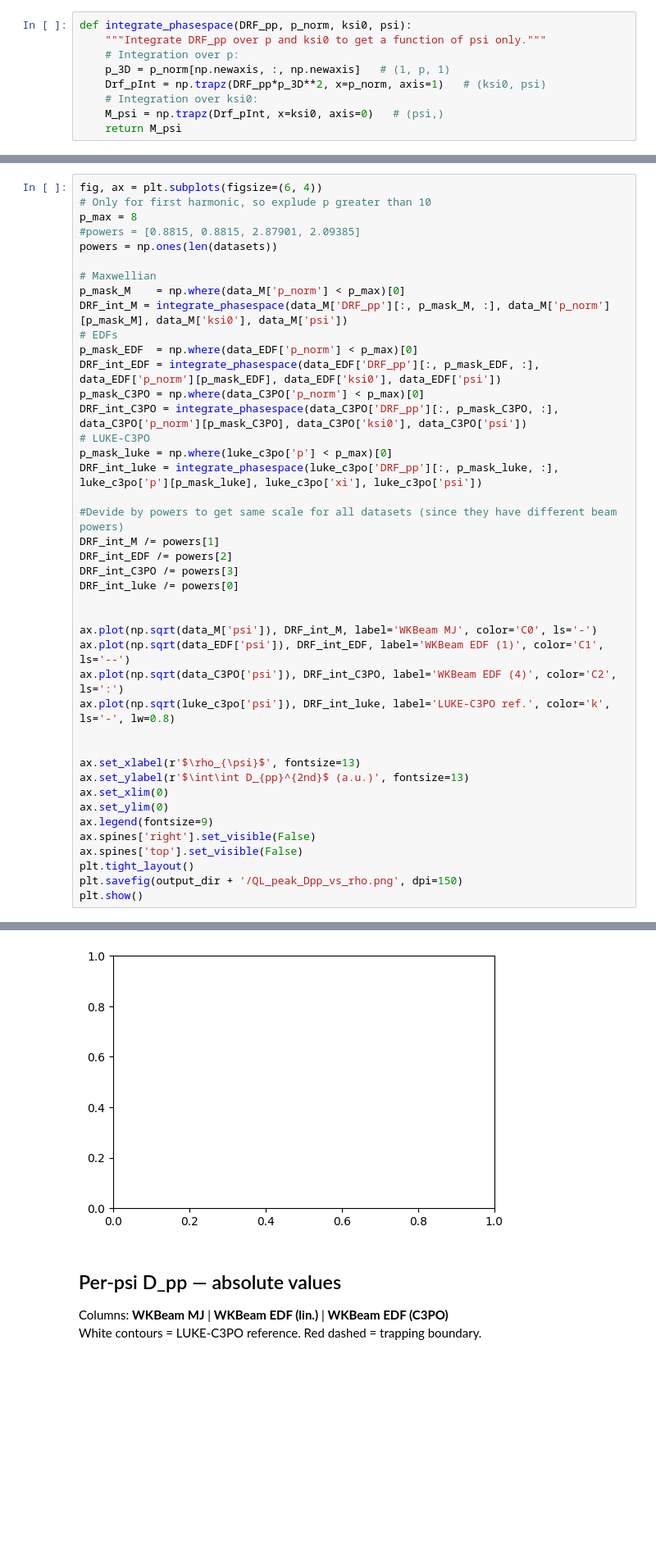
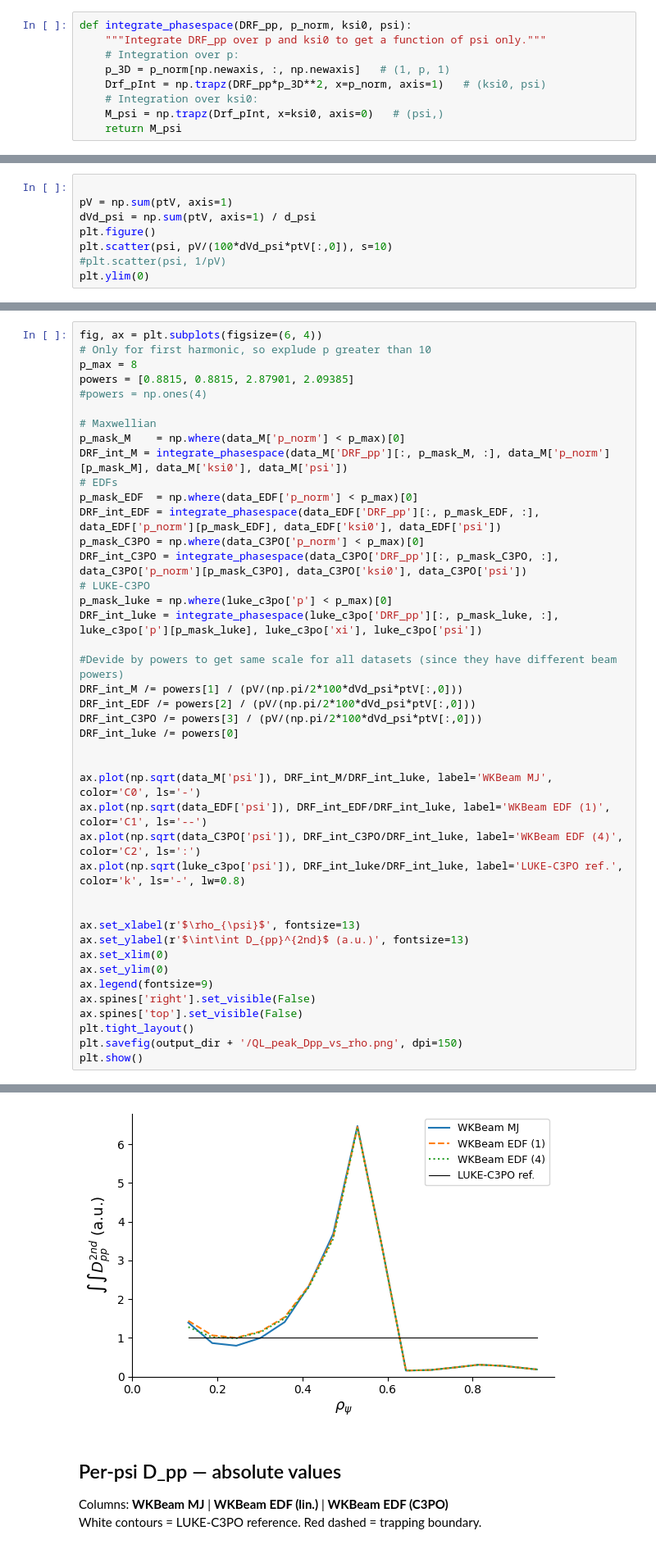
Before and after one commit to EwoutDevlaminck/WanKenoBEAM, a Jupyter notebook: QL_analysis_M_vs_EDF copy.ipynb, the cells around one changed output, grey strips where cells are left out. Shown at 82% size. Saved outputs shown, nothing was run; the diff lists cells and outputs as text; blank space fills up the shorter version.

```diff
--- a/QL_analysis_M_vs_EDF copy.ipynb
+++ b/QL_analysis_M_vs_EDF copy.ipynb
@@ -240,0 +252,8 @@ ModuleNotFoundError: No module named 'WanKenoBEAM'
+# %%
+
+pV = np.sum(ptV, axis=1)
+dVd_psi = np.sum(ptV, axis=1) / d_psi
+plt.figure()
+plt.scatter(psi, pV/(100*dVd_psi*ptV[:,0]), s=10)
+#plt.scatter(psi, 1/pV)
+plt.ylim(0)
@@ -293,8 +333,8 @@ plt.show()
 fig, ax = plt.subplots(figsize=(6, 4))
 # Only for first harmonic, so explude p greater than 10
 p_max = 8
-#powers = [0.8815, 0.8815, 2.87901, 2.09385]
-powers = np.ones(len(datasets))
+powers = [0.8815, 0.8815, 2.87901, 2.09385]
+#powers = np.ones(4)
 
 # Maxwellian
 p_mask_M    = np.where(data_M['p_norm'] < p_max)[0]
@@ -309,16 +349,16 @@ p_mask_luke = np.where(luke_c3po['p'] < p_max)[0]
 DRF_int_luke = integrate_phasespace(luke_c3po['DRF_pp'][:, p_mask_luke, :], luke_c3po['p'][p_mask_luke], luke_c3po['xi'], luke_c3po['psi'])
 
 #Devide by powers to get same scale for all datasets (since they have different beam powers)
-DRF_int_M /= powers[1]
-DRF_int_EDF /= powers[2]
-DRF_int_C3PO /= powers[3]
+DRF_int_M /= powers[1] / (pV/(np.pi/2*100*dVd_psi*ptV[:,0]))
+DRF_int_EDF /= powers[2] / (pV/(np.pi/2*100*dVd_psi*ptV[:,0]))
+DRF_int_C3PO /= powers[3] / (pV/(np.pi/2*100*dVd_psi*ptV[:,0]))
 DRF_int_luke /= powers[0]
 
 
-ax.plot(np.sqrt(data_M['psi']), DRF_int_M, label='WKBeam MJ', color='C0', ls='-')
-ax.plot(np.sqrt(data_EDF['psi']), DRF_int_EDF, label='WKBeam EDF (1)', color='C1', ls='--')
-ax.plot(np.sqrt(data_C3PO['psi']), DRF_int_C3PO, label='WKBeam EDF (4)', color='C2', ls=':')
-ax.plot(np.sqrt(luke_c3po['psi']), DRF_int_luke, label='LUKE-C3PO ref.', color='k', ls='-', lw=0.8)
+ax.plot(np.sqrt(data_M['psi']), DRF_int_M/DRF_int_luke, label='WKBeam MJ', color='C0', ls='-')
+ax.plot(np.sqrt(data_EDF['psi']), DRF_int_EDF/DRF_int_luke, label='WKBeam EDF (1)', color='C1', ls='--')
+ax.plot(np.sqrt(data_C3PO['psi']), DRF_int_C3PO/DRF_int_luke, label='WKBeam EDF (4)', color='C2', ls=':')
+ax.plot(np.sqrt(luke_c3po['psi']), DRF_int_luke/DRF_int_luke, label='LUKE-C3PO ref.', color='k', ls='-', lw=0.8)
 
 
 ax.set_xlabel(r'$\rho_{\psi}$', fontsize=13)
@@ -336,4 +375,4 @@ NameError: name 'datasets' is not defined
-[figure, old version]
+[figure, new version]
 # %% [markdown]
 ## Per-psi D_pp — absolute values
 
```
Also changed, not shown: parts of 9 cells of this notebook, 17 other files.
